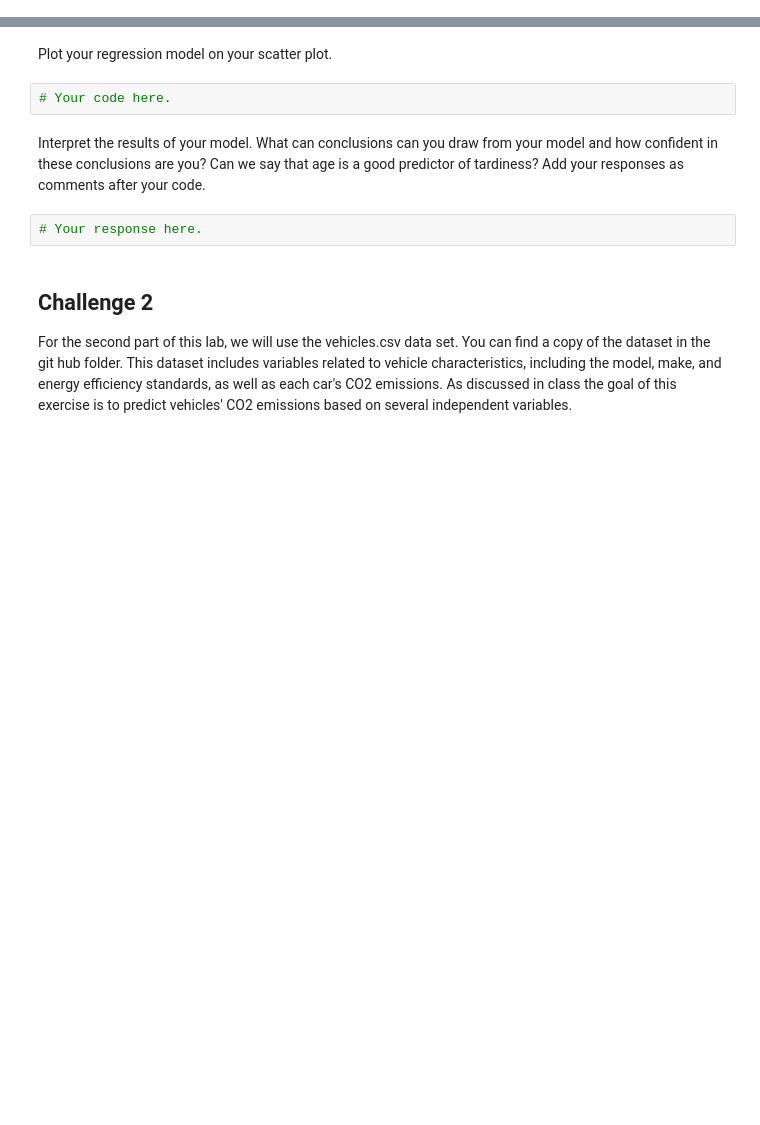
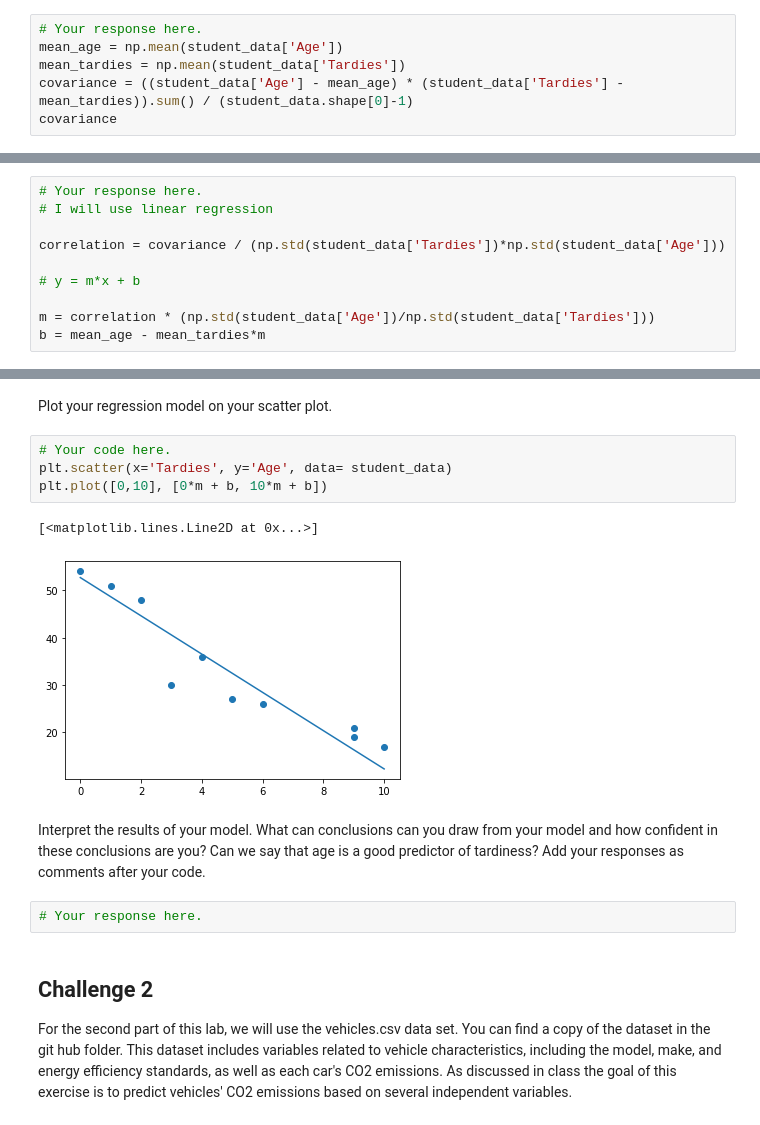
Before and after one commit to ta-datapt-bcn/lab-regression-analysis, a Jupyter notebook: your-code.ipynb, the cells around one changed output, grey strips where cells are left out. Drawn from its saved outputs; the diff is of its cells as text; blank space fills up the shorter version.

```diff
--- a/your-code.ipynb
+++ b/your-code.ipynb
@@ -44,0 +65,6 @@ Calculate the covariance and correlation of the variables in your plot. What is
+# %%
+# Your response here.
+mean_age = np.mean(student_data['Age'])
+mean_tardies = np.mean(student_data['Tardies'])
+covariance = ((student_data['Age'] - mean_age) * (student_data['Tardies'] - mean_tardies)).sum() / (student_data.shape[0]-1)
+covariance
@@ -48,0 +83,10 @@ Build a regression model for this data. What will be your outcome variable? What
+# %%
+# Your response here.
+# I will use linear regression
+
+correlation = covariance / (np.std(student_data['Tardies'])*np.std(student_data['Age']))
+
+# y = m*x + b
+
+m = correlation * (np.std(student_data['Age'])/np.std(student_data['Tardies']))
+b = mean_age - mean_tardies*m
@@ -49,7 +101,12 @@ Build a regression model for this data. What will be your outcome variable? What
 # %% [markdown]
 Plot your regression model on your scatter plot.
-# %%
-# Your code here.
+# %%
+# Your code here.
+plt.scatter(x='Tardies', y='Age', data= student_data)
+plt.plot([0,10], [0*m + b, 10*m + b])
+# %% [output]
+[<matplotlib.lines.Line2D at 0x...>]
+[figure, added]
 # %% [markdown]
 Interpret the results of your model. What can conclusions can you draw from your model and how confident in these conclusions are you? Can we say that age is a good predictor of tardiness? Add your responses as comments after your code.
 # %%
```
Also changed, not shown: parts of 14 cells of this notebook.
